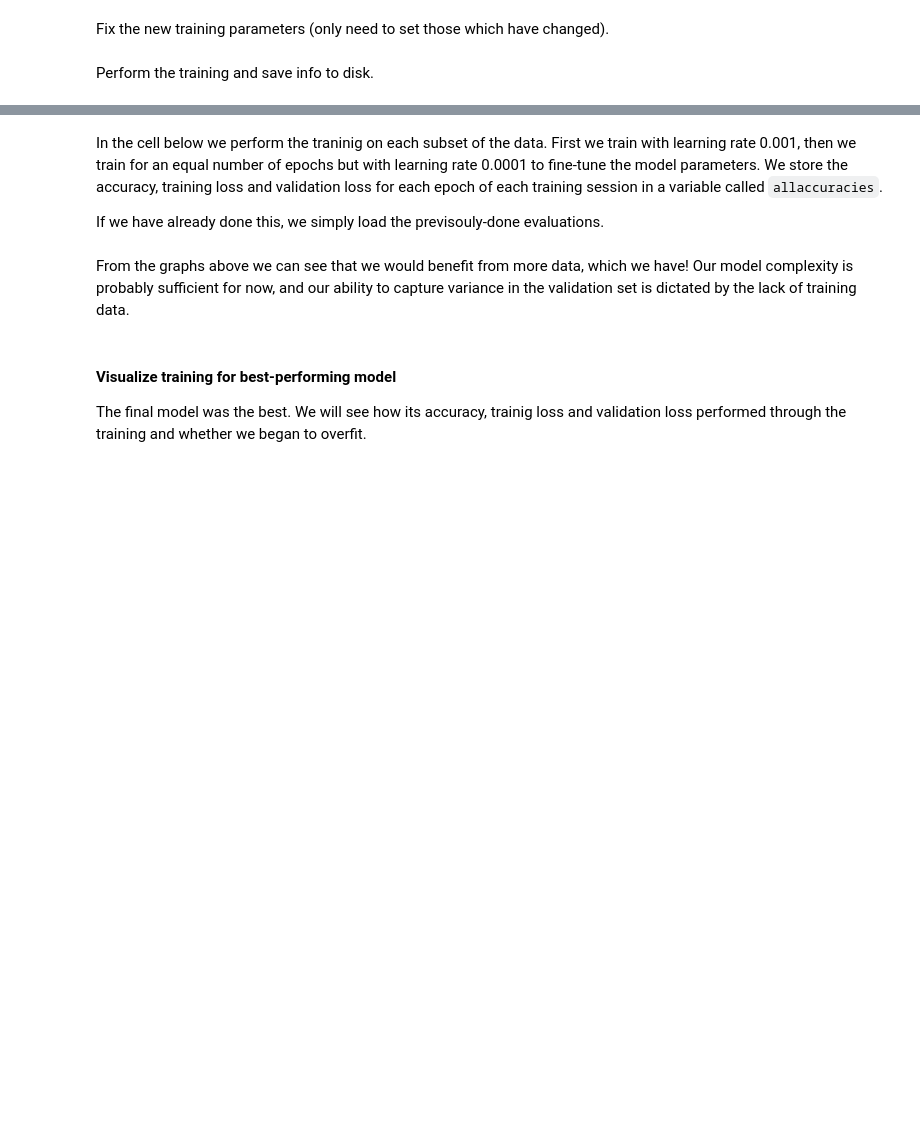
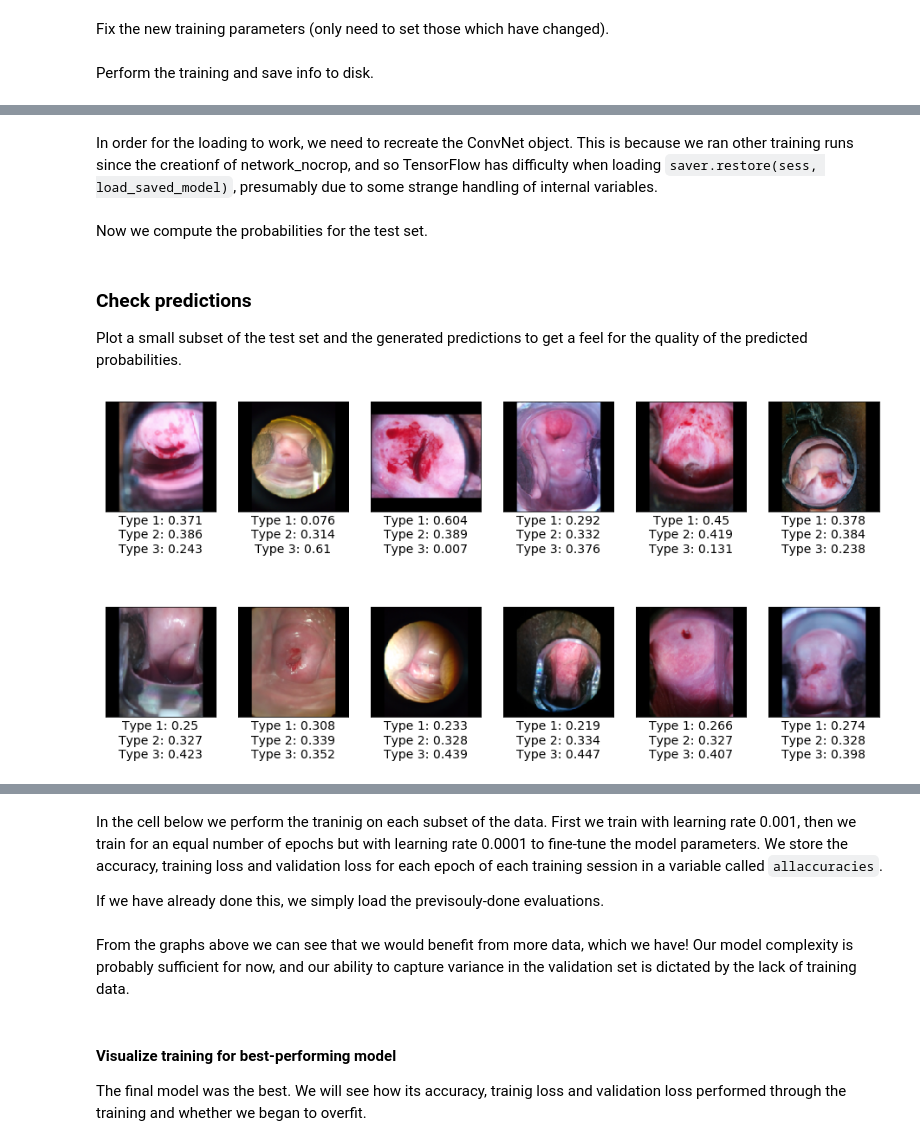
Before and after one commit to Mamta-Arora/Kaggle-MobileODT-Cancer-Screening, a Jupyter notebook: FullWorkflow.ipynb, the cells around one changed output, grey strips where cells are left out. Drawn from its saved outputs; the diff is of its cells as text; code cells hidden in the pictures; blank space fills up the shorter version.

```diff
--- a/FullWorkflow.ipynb
+++ b/FullWorkflow.ipynb
@@ -623,0 +619,49 @@ INFO:tensorflow:./TensorFlow_data/lenet_2x2_cropdiagram/lenet_2x2_cropdiagram-10
+# %% [markdown]
+In order for the loading to work, we need to recreate the ConvNet object. This is because we ran other training runs since the creationf of network_nocrop, and so TensorFlow has difficulty when loading `saver.restore(sess, load_saved_model)`, presumably due to some strange handling of internal variables.
+# %%
+# ============== INPUT COPIED FROM ABOVE ===============
+input_shape = (150, 150, 3)
+output_channels = 3
+convolutional_layers = [[20, (4, 4), (1, 1), (2, 2), (2, 2)],
+                        [40, (4, 4), (1, 1), (2, 2), (2, 2)]]
+connected_layers = [100, 30]
+keep_prob = 0.5
+learning_rate = 0.001 # standard value is 0.001
+model_name = "lenet_2x2_nocrop" # This name means we have 2 convolutional layers and 2 fully connected layers
+# ======================================================
+network_nocrop = ConvNet(input_shape=input_shape,
+                         output_channels=output_channels,
+                         convolutional_layers=convolutional_layers,
+                         connected_layers=connected_layers,
+                         keep_prob=keep_prob,
+                         learning_rate=learning_rate,
+                         model_name=model_name)
+# %% [markdown]
+Now we compute the probabilities for the test set.
+# %%
+# ============ DOES NOT REQUIRE USER INPUT =============
+probabilities = network_nocrop.test(load_saved_model=load_saved_model,
+                                    load_test_set=load_test_set, test_set=test_set)
+# %% [markdown]
+### Check predictions
+
+Plot a small subset of the test set and the generated predictions to get a feel for the quality of the predicted probabilities.
+# %%
+# ===================== USER INPUT =====================
+num_images_to_check = 12
+# ======================================================
+# %%
+# ============ DOES NOT REQUIRE USER INPUT =============
+from modules.visualization import display_image_probabilities
+
+if len(test_set) == 0 and test_set == []:
+    test_set = np.load(load_test_set)
+
+np.random.seed(43)
+indices_to_check = np.random.choice(range(len(test_set)), size=num_images_to_check)
+fig, axes = display_image_probabilities(test_set[indices_to_check],
+                                        probabilities[indices_to_check],
+                                        data_folder + testing_subfolder)
+fig
+# %% [output]
+[figure, added]
```
Also changed, not shown: parts of 45 cells of this notebook.
